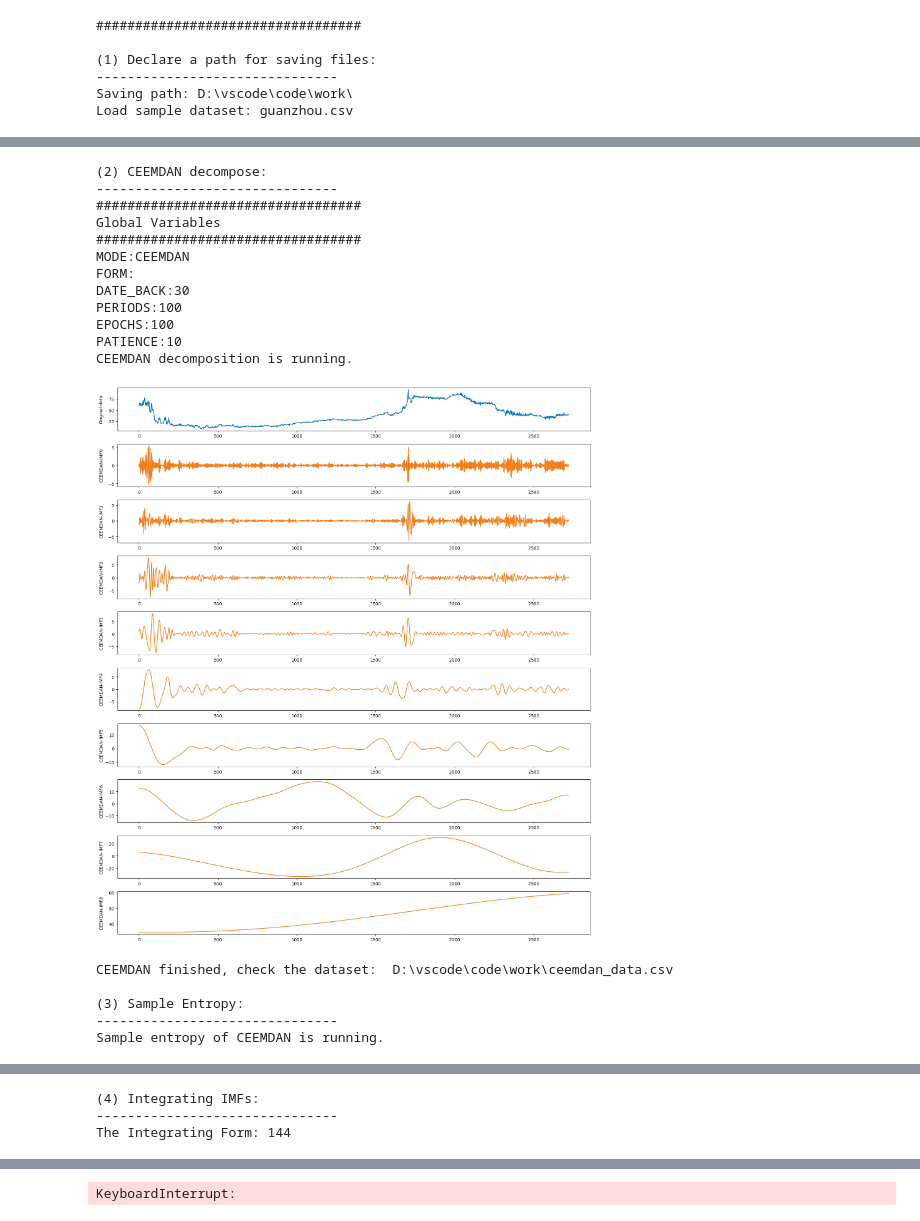
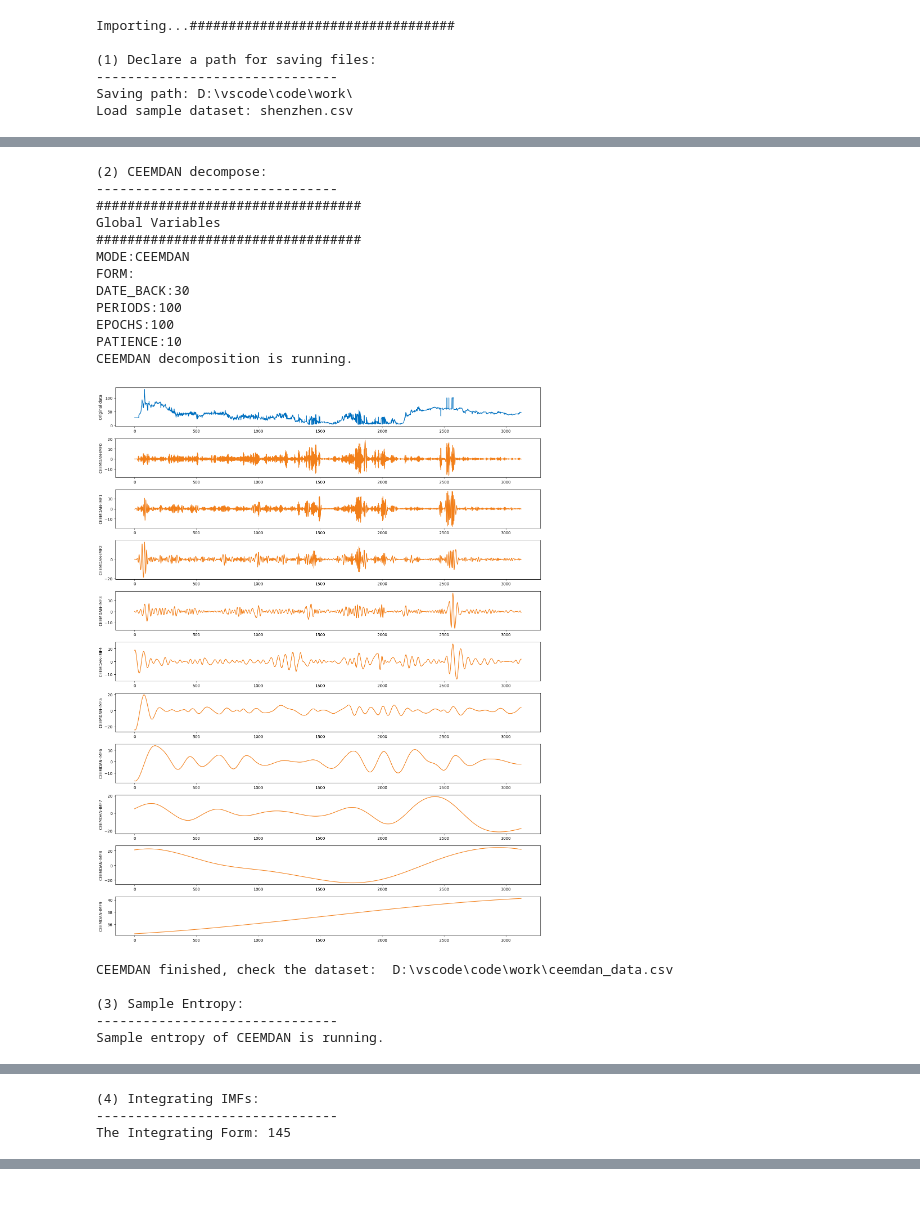
Before and after one commit to power12321/work, a Jupyter notebook: test1-lstm.ipynb, the cells around one changed output, grey strips where cells are left out. Drawn from its saved outputs; the diff is of its cells as text; code cells hidden in the pictures.

```diff
--- a/test1-lstm.ipynb
+++ b/test1-lstm.ipynb
@@ -25,20 +25,20 @@ def run_respective_example():
     # (4) 整合 IMFs
     print("\n(4) Integrating IMFs:")
     print("-------------------------------")
-    cl.integrate(inte_form=[[0],[1,2,3,4],[5,6,7,8]])  # form='144'
+    cl.integrate(inte_form=[[0],[1,2,3,4],[5,6,7,8,9]])  # form='144'
 
     # (5) 分别 LSTM 预测
     print("\n(5) Forecast with Respective LSTM:")
     print("-------------------------------")
-    cl.declare_vars(mode='ceemdan_se', form='144')  # 声明预测变量
+    cl.declare_vars(mode='ceemdan_se', form='145')  # 声明预测变量
     cl.Respective_LSTM()  # 使用 LSTM 预测
 
 if __name__ == '__main__':
     run_respective_example()
 # %% [output]
-##################################
+Importing...##################################
 
 (1) Declare a path for saving files:
 -------------------------------
 Saving path: D:\vscode\code\work\
-Load sample dataset: guanzhou.csv
+Load sample dataset: shenzhen.csv
@@ -46,16 +46,16 @@ Load sample dataset: guanzhou.csv
 (2) CEEMDAN decompose:
 -------------------------------
 ##################################
 Global Variables
 ##################################
 MODE:CEEMDAN
 FORM:
 DATE_BACK:30
 PERIODS:100
 EPOCHS:100
 PATIENCE:10
 CEEMDAN decomposition is running.
-[figure, old version]
+[figure, new version]
 CEEMDAN finished, check the dataset:  D:\vscode\code\work\ceemdan_data.csv
 
 (3) Sample Entropy:
@@ -65,3 +65,3 @@ Sample entropy of CEEMDAN is running.
 (4) Integrating IMFs:
 -------------------------------
-The Integrating Form: 144
+The Integrating Form: 145
@@ -83,4 +83,3 @@ Total params: 128,417
 Trainable params: 128,417
 Non-trainable params: 0
 _________________________________________________________________
-KeyboardInterrupt:
```
Also changed, not shown: parts of 1 cell of this notebook, 14 other files.
